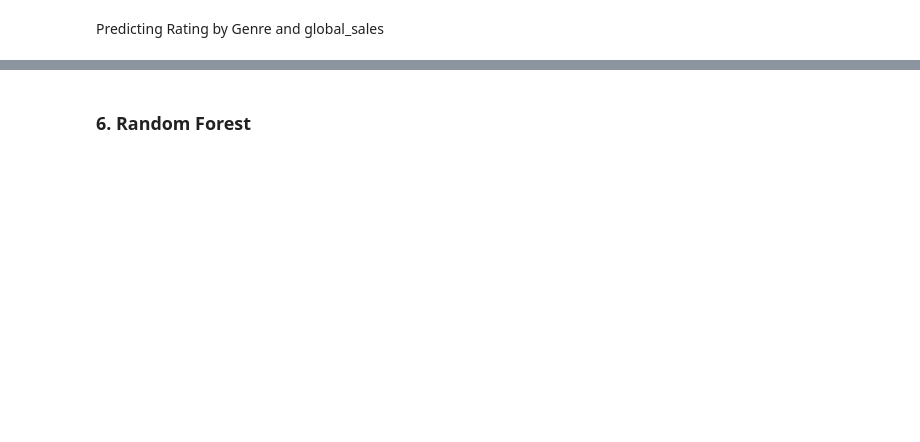
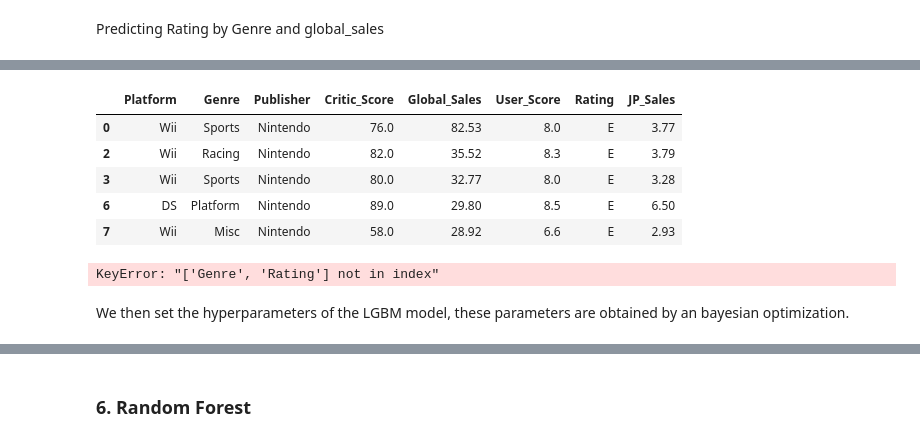
Before and after one commit to jin-qingyang/sc1015_mini_project, a Jupyter notebook: project_version2 3.30.08 PM.ipynb, the cells around one changed output, grey strips where cells are left out. Drawn from its saved outputs; the diff is of its cells as text; code cells hidden in the pictures; blank space fills up the shorter version.

```diff
--- a/project_version2 3.30.08 PM.ipynb
+++ b/project_version2 3.30.08 PM.ipynb
@@ -617,32 +491,0 @@ NameError: name 'predictions' is not defined
-# %%
-from sklearn.preprocessing import LabelEncoder
-from sklearn.model_selection import train_test_split
-from sklearn.svm import SVR
-from sklearn.metrics import r2_score, mean_squared_error, mean_absolute_error
-
-# Encode categorical features using LabelEncoder
-le_genre = LabelEncoder()
-le_rating = LabelEncoder()
-videoGamesSelectedCleaned['Genre'] = le_genre.fit_transform(videoGamesSelectedCleaned['Genre'])
-videoGamesSelectedCleaned['Rating'] = le_rating.fit_transform(videoGamesSelectedCleaned['Rating'])
-
-# Split data into training and testing sets
-X = videoGamesSelectedCleaned[['Genre', 'Critic_Score', 'User_Score', 'Rating']]
-y = videoGamesSelectedCleaned['Global_Sales']
-X_train, X_test, y_train, y_test = train_test_split(X, y, test_size=0.2, random_state=42)
-
-# Train SVM model
-svm = SVR(kernel='linear')
-svm.fit(X_train, y_train)
-
-# Evaluate model performance on testing data
-y_pred = svm.predict(X_test)
-r2 = r2_score(y_test, y_pred)
-mse = mean_squared_error(y_test, y_pred)
-rmse = mean_squared_error(y_test, y_pred, squared=False)
-mae = mean_absolute_error(y_test, y_pred)
-
-print('R-squared score:', r2)
-print('MSE:', mse)
-print('RMSE:', rmse)
-print('MAE:', mae)
@@ -655,0 +533,45 @@ A negative R-squared score means that the model is performing worse than a simpl
+# %%
+videoGamesSelectedCleaned.head()
+# %% [output]
+|  | Platform | Genre | Publisher | Critic_Score | Global_Sales | User_Score | Rating | JP_Sales |
+| 0 | Wii | Sports | Nintendo | 76.0 | 82.53 | 8.0 | E | 3.77 |
+| 2 | Wii | Racing | Nintendo | 82.0 | 35.52 | 8.3 | E | 3.79 |
+| 3 | Wii | Sports | Nintendo | 80.0 | 32.77 | 8.0 | E | 3.28 |
+| 6 | DS | Platform | Nintendo | 89.0 | 29.80 | 8.5 | E | 6.50 |
+| 7 | Wii | Misc | Nintendo | 58.0 | 28.92 | 6.6 | E | 2.93 |
+# %%
+from sklearn.preprocessing import OneHotEncoder
+
+# Create an encoder object
+encoder = OneHotEncoder()
+
+# Select the categorical columns to encode
+cat_cols = ['Genre', 'Rating']
+
+# Fit the encoder on the categorical columns
+encoder.fit(LGBMds[cat_cols])#videoGamesSelectedCleaned[cat_cols]
+
+# Transform the categorical columns into a one-hot encoded matrix
+onehot = encoder.transform(LGBMds[cat_cols]).toarray()#videoGamesSelectedCleaned[cat_cols]
+
+# Create a DataFrame with the one-hot encoded columns
+onehot_df = pd.DataFrame(onehot, columns=encoder.get_feature_names(cat_cols))
+
+# Concatenate the one-hot encoded DataFrame with the original DataFrame
+videoGamesSelectedCleaned_encoded = pd.concat([LGBMds, onehot_df], axis=1)#videoGamesSelectedCleaned
+
+# Drop the original categorical columns from the DataFrame
+videoGamesSelectedCleaned_encoded.drop(cat_cols, axis=1, inplace=True)
+
+# train-test split
+X_train, X_test = train_test_split(videoGamesSelectedCleaned_encoded, test_size=0.2, random_state=42)
+
+gbm_train = pd.DataFrame(X_train[['Genre','Critic_Score','User_Score','Rating', 'Global_Sales']])
+gbm_test = pd.DataFrame(X_test[['Genre','Critic_Score','User_Score','Rating', 'Global_Sales']])
+gbm_target = pd.DataFrame(gbm_train['Global_Sales'])
+del gbm_train['Global_Sales']
+
+features = [c for c in gbm_train.columns if c not in ['Global_Sales']]
+categorical_features = ['Genre', 'Rating']
+# %% [output]
+KeyError: "['Genre', 'Rating'] not in index"
@@ -655,0 +580,2 @@ A negative R-squared score means that the model is performing worse than a simpl
+# %% [markdown]
+We then set the hyperparameters of the LGBM model, these parameters are obtained by an bayesian optimization.
```
Also changed, not shown: parts of 80 cells of this notebook.
